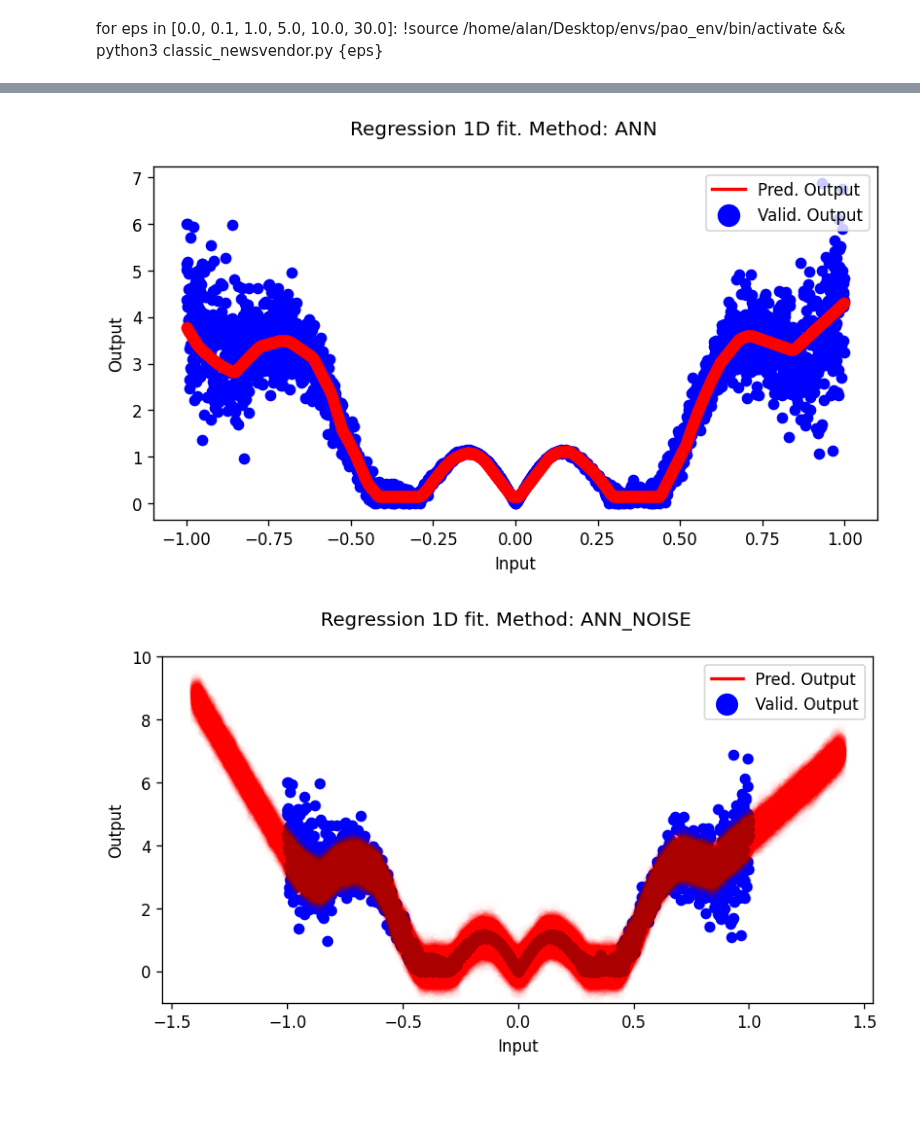
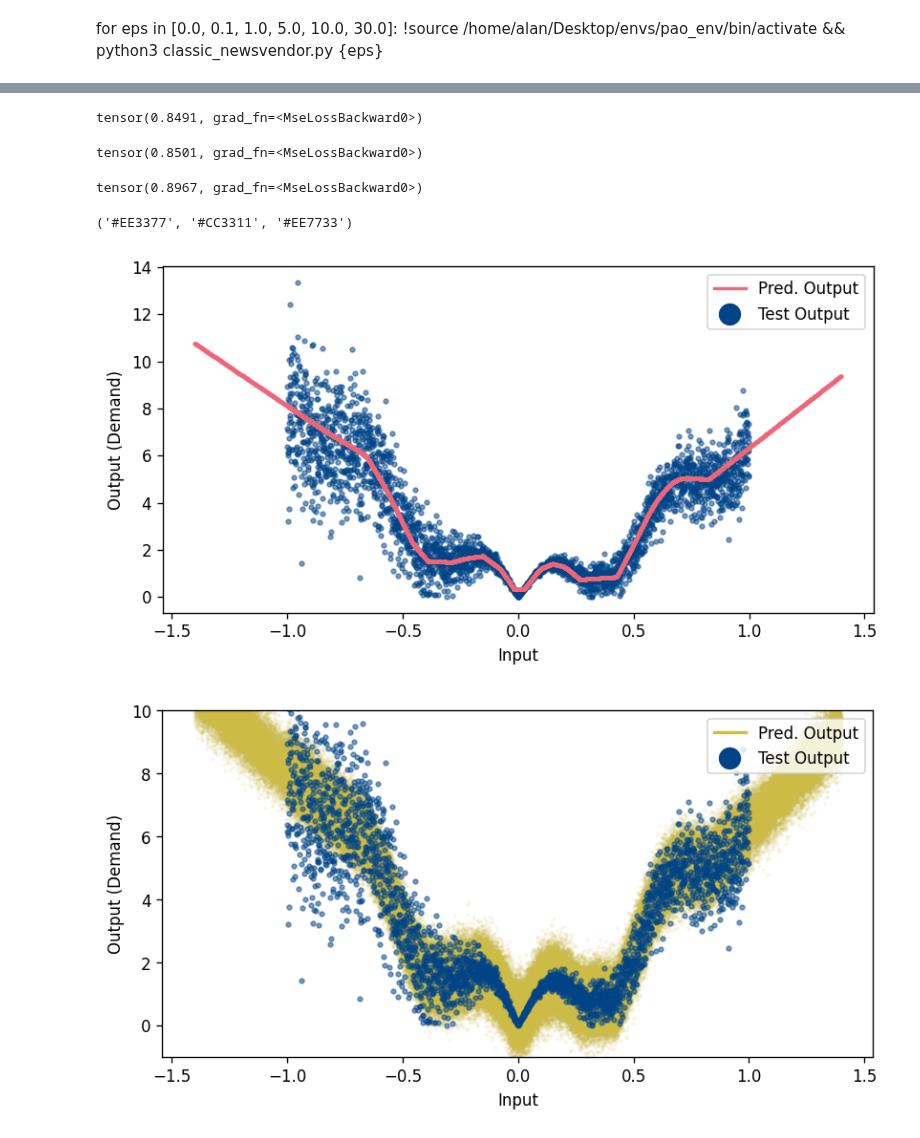
Before and after one commit to AlanLahoud/BNNSOP, a Jupyter notebook: illustrative_example.ipynb, the cells around one changed output, grey strips where cells are left out. Saved outputs shown, nothing was run; the diff lists cells and outputs as text; code cells hidden in the pictures; blank space fills up the shorter version.

Commit message:
adding multimodal data, it is not working properly, is bayesbackprop useful to learn non gaussian outputs? I have to think about again.

```diff
--- a/illustrative_example.ipynb
+++ b/illustrative_example.ipynb
@@ -42,10 +42,12 @@ seed_number = 42
 np.random.seed(seed_number)
 torch.manual_seed(seed_number)
 random.seed(seed_number)
+# %%
+noise_type = 'multimodal'
 # %%
 N_test = 3000
 
-X, y = data_generator.data_1to1(N_test)
+X, y = data_generator.data_1to1(N_test, noise_level=1, noise_type=noise_type)
 
 X = torch.tensor(X, dtype=torch.float32)
 y = torch.tensor(y, dtype=torch.float32)
@@ -105,5 +129,17 @@ model_bnn_bayes.update_n_samples(1000)
+# %%
+F.mse_loss(model_mse.forward_dist(X).squeeze(), y.squeeze())
+# %% [output]
+tensor(0.8491, grad_fn=<MseLossBackward0>)
+# %%
+F.mse_loss(torch.mean(model_mse_noise.forward_dist(X), dim=0).squeeze(), y.squeeze())
+# %% [output]
+tensor(0.8501, grad_fn=<MseLossBackward0>)
+# %%
+F.mse_loss(torch.mean(model_bnn_bayes.forward_dist(X), dim=0).squeeze(), y.squeeze())
+# %% [output]
+tensor(0.8967, grad_fn=<MseLossBackward0>)
 # %%
-def plot_regression(X, y, model, method):
+def plot_regression(X, y, model, method, color_pred, noise_type):
 
     xt = torch.hstack(
         (X[:,0],
@@ -111,42 +147,55 @@ def plot_regression(X, y, model, method):
          torch.tensor(np.arange(1, 1.4, 1/500), dtype = torch.float32)))
 
     fig, ax = plt.subplots(figsize=(8,4), dpi=120)
-    ax.scatter(X[:,0].detach(), y.detach(), color='b', label='Valid. Output')
 
     if method in ['BNN', 'ANN_NOISE']:
         y_pred = model.forward_dist(xt.unsqueeze(1))
         for i in range(0, 100):
             ax.scatter(xt.detach(), y_pred.detach().squeeze()[i],
-                        color='r', alpha=0.01)
+                        color=color_pred, alpha=0.08, s=2)
             ax.set_ylim([-1, 10])
+        ax.scatter(X[:,0].detach(), y.detach(), color='#004488', label='Test Output', s=8, alpha=0.5)
         K = '50'
         PLV = '02'
     elif method in ['ANN']:
         K = '0'
         PLV = '0'
-        ax.scatter(X.detach().numpy(),
-                        model(X).detach().numpy(),
-                        color='r', alpha=0.5)
+        ax.scatter(X[:,0].detach(), y.detach(), color='#004488', label='Test Output', s=8, alpha=0.5)
+        ax.scatter(torch.hstack(
+                        (X[:,0],
+                         torch.tensor(np.arange(-1.4, -1, 1/500), dtype = torch.float32),
+                         torch.tensor(np.arange(1, 1.4, 1/500), dtype = torch.float32))).unsqueeze(1).detach().numpy(),
+                        model_mse(torch.hstack(
+                        (X[:,0],
+                         torch.tensor(np.arange(-1.4, -1, 1/500), dtype = torch.float32),
+                         torch.tensor(np.arange(1, 1.4, 1/500), dtype = torch.float32))).unsqueeze(1)).detach().numpy(),
+                        color=color_pred, alpha=0.8, s=3)
     else:
         print('Not a valid method')
         exit()
 
-    fig.suptitle(f'Regression 1D fit. Method: {method}')
+
+
+    #fig.suptitle(f'Regression fit. Method: {method}')
     ax.set_xlabel('Input')
-    ax.set_ylabel('Output')
+    ax.set_ylabel('Output (Demand)')
 
-    legend_elements = [Line2D([0], [0], color='r', lw=2, label='Pred. Output'),
-                   Line2D([0], [0], marker='o', color='w', label='Valid. Output',
-                          markerfacecolor='b', markersize=15)]
+    legend_elements = [Line2D([0], [0], color=color_pred, lw=2, label='Pred. Output'),
+                   Line2D([0], [0], marker='o', color='w', label='Test Output',
+                          markerfacecolor='#004488', markersize=15)]
 
     ax.legend(handles=legend_elements, loc='upper right')
-    #fig.savefig(f'./figures/regression_{K}_{PLV}.png')
+    fig.savefig(f'./figures/regression_{method}_{noise_type}.png')
+# %%
+'#EE3377', '#CC3311', '#EE7733'
+# %% [output]
+('#EE3377', '#CC3311', '#EE7733')
 # %%
-plot_regression(X, y, model_mse, 'ANN')
+plot_regression(X, y, model_mse, 'ANN', '#EE6677', noise_type)
 # %% [output]
-[figure, old version]
+[figure, new version]
 # %%
-plot_regression(X, y, model_mse_noise, 'ANN_NOISE')
+plot_regression(X, y, model_mse_noise, 'ANN_NOISE', '#CCBB44', noise_type)
 # %% [output]
-[figure, old version]
+[figure, new version]
 # %%
```
Also changed, not shown: parts of 13 cells of this notebook, 2 other files.
